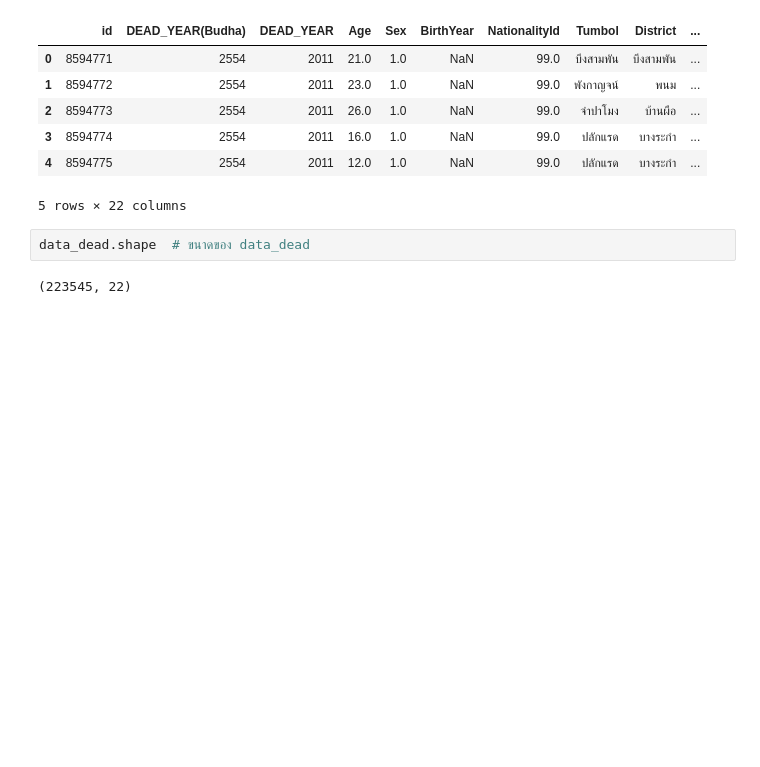
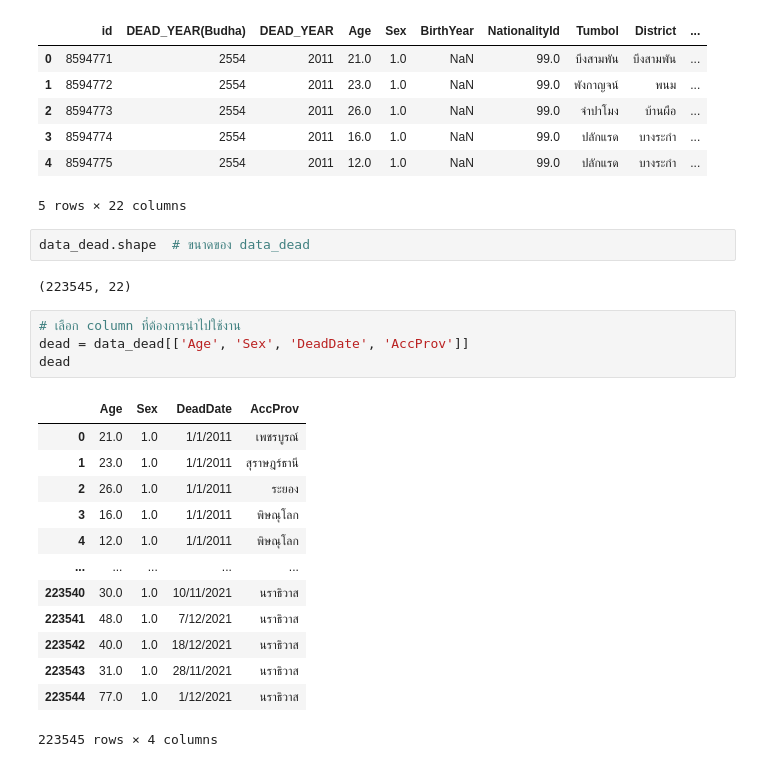
Before and after one commit to Kanyarat-S/data_viz_2020, a Jupyter notebook: BasicPython&DataViz_Project2022.ipynb, the cells around one changed output. Cells and saved outputs as stored; diff of their text form; blank space fills up the shorter version.

```diff
--- a/BasicPython&DataViz_Project2022.ipynb
+++ b/BasicPython&DataViz_Project2022.ipynb
@@ -288,3 +288,21 @@ data_dead.head()  # เรียกดูข้อมูลแค่หัวต
 data_dead.shape  # ขนาดของ data_dead
 # %% [output]
 (223545, 22)
+# %%
+# เลือก column ที่ต้องการนำไปใช้งาน
+dead = data_dead[['Age', 'Sex', 'DeadDate', 'AccProv']]
+dead
+# %% [output]
+|  | Age | Sex | DeadDate | AccProv |
+| 0 | 21.0 | 1.0 | 1/1/2011 | เพชรบูรณ์ |
+| 1 | 23.0 | 1.0 | 1/1/2011 | สุราษฎร์ธานี |
+| 2 | 26.0 | 1.0 | 1/1/2011 | ระยอง |
+| 3 | 16.0 | 1.0 | 1/1/2011 | พิษณุโลก |
+| 4 | 12.0 | 1.0 | 1/1/2011 | พิษณุโลก |
+| ... | ... | ... | ... | ... |
+| 223540 | 30.0 | 1.0 | 10/11/2021 | นราธิวาส |
+| 223541 | 48.0 | 1.0 | 7/12/2021 | นราธิวาส |
+| 223542 | 40.0 | 1.0 | 18/12/2021 | นราธิวาส |
+| 223543 | 31.0 | 1.0 | 28/11/2021 | นราธิวาส |
+| 223544 | 77.0 | 1.0 | 1/12/2021 | นราธิวาส |
+223545 rows × 4 columns
```
